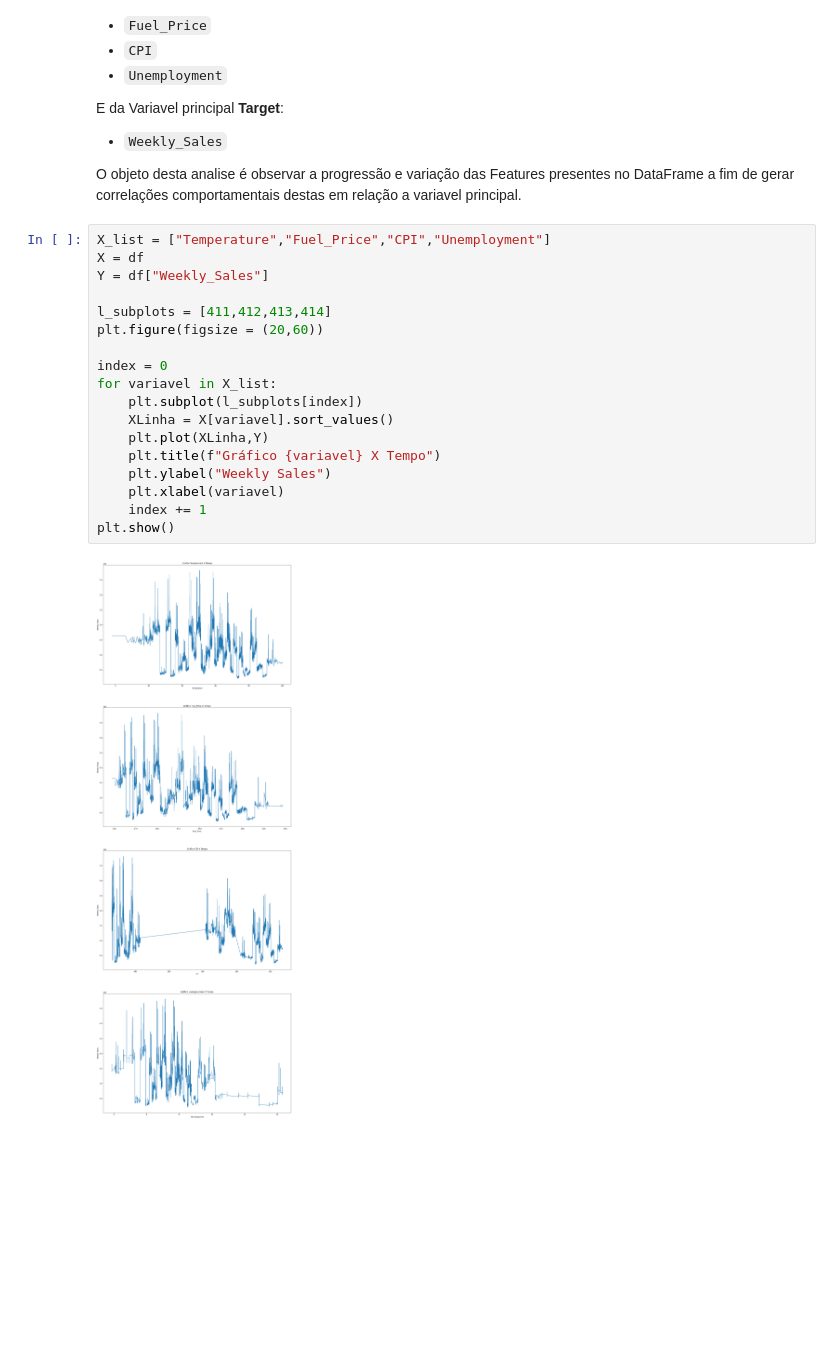
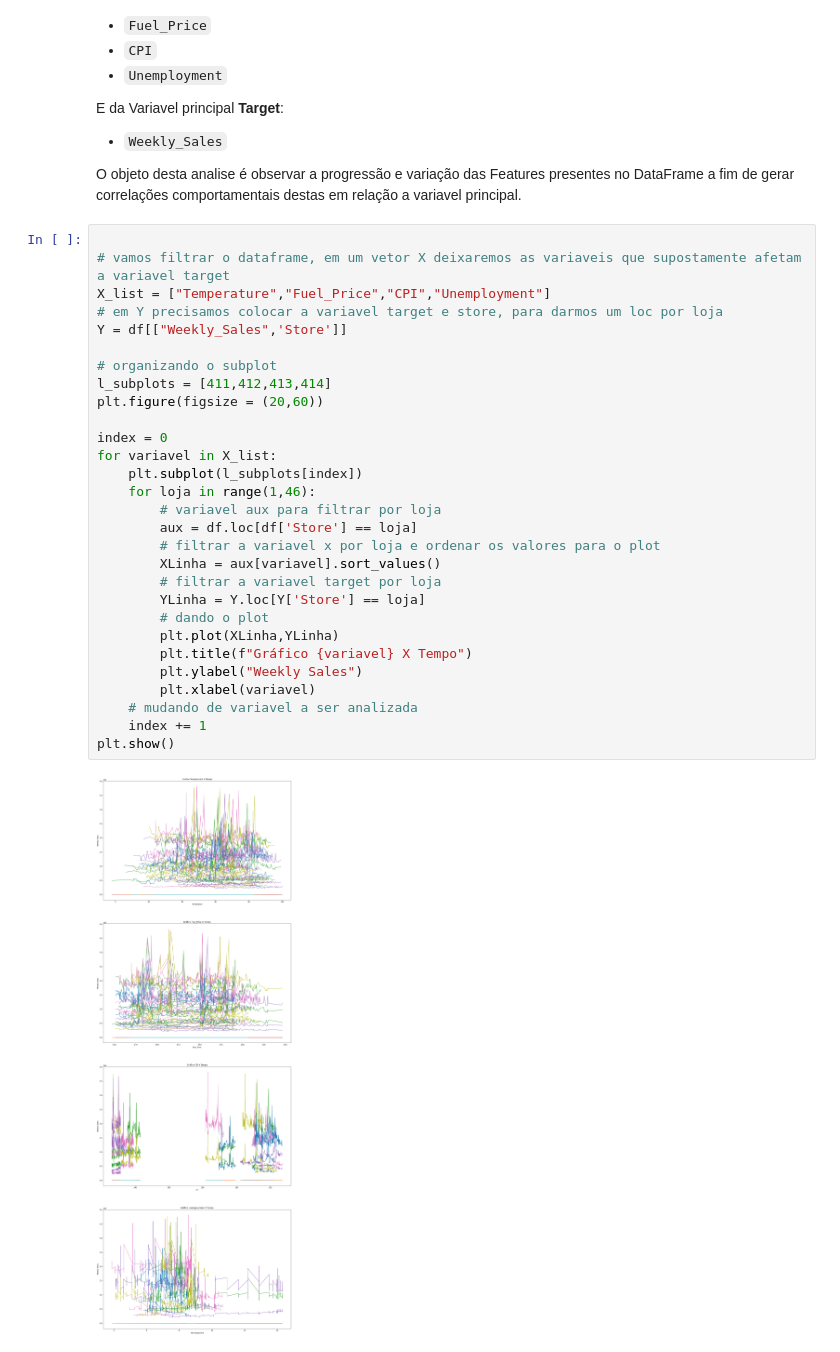
Before and after one commit to Arthur-Barreto/Formnula1_predicting_lap_time, a Jupyter notebook: Walmart.ipynb, the cells around one changed output. Drawn from its saved outputs; the diff is of its cells as text; blank space fills up the shorter version.

```diff
--- a/Walmart.ipynb
+++ b/Walmart.ipynb
@@ -143,22 +144,33 @@ E da Variavel principal <b>Target</b>:
 
 O objeto desta analise é observar a progressão e variação das Features presentes no DataFrame a fim de gerar correlações comportamentais destas em relação a variavel principal.
 # %%
+
+# vamos filtrar o dataframe, em um vetor X deixaremos as variaveis que supostamente afetam a variavel target
 X_list = ["Temperature","Fuel_Price","CPI","Unemployment"]
-X = df
-Y = df["Weekly_Sales"]
+# em Y precisamos colocar a variavel target e store, para darmos um loc por loja
+Y = df[["Weekly_Sales",'Store']]
 
+# organizando o subplot
 l_subplots = [411,412,413,414]
 plt.figure(figsize = (20,60))
 
 index = 0
 for variavel in X_list:
     plt.subplot(l_subplots[index])
-    XLinha = X[variavel].sort_values()
-    plt.plot(XLinha,Y)
-    plt.title(f"Gráfico {variavel} X Tempo")
-    plt.ylabel("Weekly Sales")
-    plt.xlabel(variavel)
+    for loja in range(1,46):
+        # variavel aux para filtrar por loja
+        aux = df.loc[df['Store'] == loja]
+        # filtrar a variavel x por loja e ordenar os valores para o plot
+        XLinha = aux[variavel].sort_values()
+        # filtrar a variavel target por loja
+        YLinha = Y.loc[Y['Store'] == loja]
+        # dando o plot
+        plt.plot(XLinha,YLinha)
+        plt.title(f"Gráfico {variavel} X Tempo")
+        plt.ylabel("Weekly Sales")
+        plt.xlabel(variavel)
+    # mudando de variavel a ser analizada
     index += 1
 plt.show()
 # %% [output]
-[figure, old version]
+[figure, new version]
```
Also changed, not shown: parts of 4 cells of this notebook.
